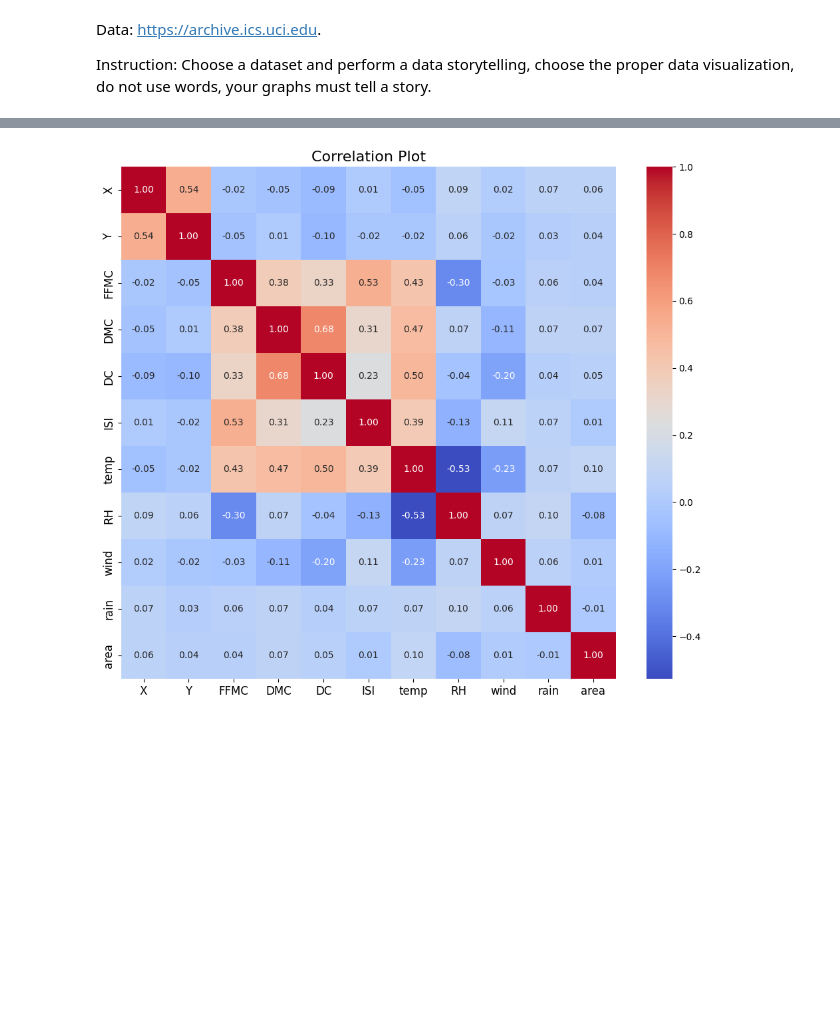
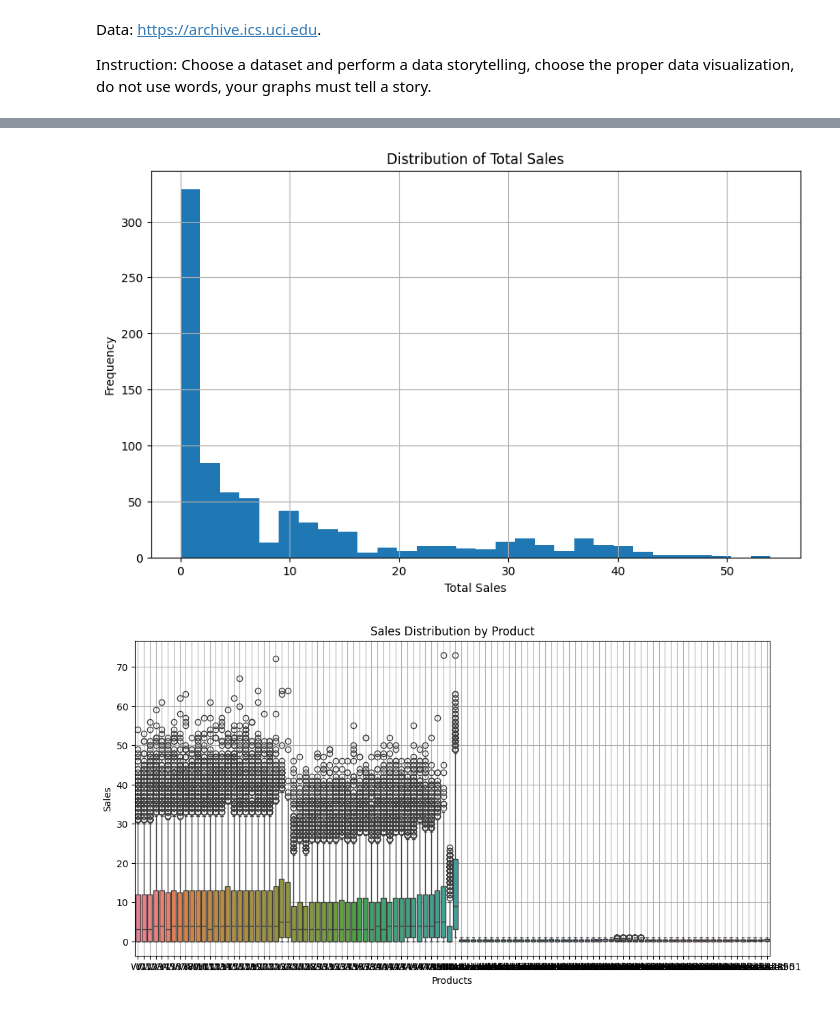
Before and after one commit to Zenolitee/DATA_ANALYTICS, a Jupyter notebook: Assignments/Lecture2.ipynb, the cells around one changed output, grey strips where cells are left out. Saved outputs shown, nothing was run; the diff lists cells and outputs as text; code cells hidden in the pictures; blank space fills up the shorter version.

```diff
--- a/Assignments/Lecture2.ipynb
+++ b/Assignments/Lecture2.ipynb
@@ -5,19 +147,31 @@ Instruction: Choose a dataset and perform a data storytelling, choose the proper
+# %%
+import pandas as pd
+import matplotlib.pyplot as plt
+
+df = pd.read_csv('Sales_Transactions_Dataset_Weekly.csv')
+
+plt.figure(figsize=(10, 6))
+df[df.columns[1]].hist(bins=30)
+plt.xlabel('Total Sales')
+plt.ylabel('Frequency')
+plt.title('Distribution of Total Sales')
+plt.grid(True)
+plt.show()
+# %% [output]
+[figure, added]
 # %%
 import pandas as pd
 import seaborn as sns
 import matplotlib.pyplot as plt
 
-df = pd.read_csv('forestfires.csv')
+df = pd.read_csv('Sales_Transactions_Dataset_Weekly.csv')
 
-numeric_columns = df.select_dtypes(include=['int64', 'float64'])
-
-corr_matrix = numeric_columns.corr()
-
-plt.figure(figsize=(12, 10))
-sns.heatmap(corr_matrix, annot=True, cmap='coolwarm', fmt=".2f", annot_kws={"size": 10})
-plt.title('Correlation Plot', fontsize=16)
-plt.xticks(fontsize=12)
-plt.yticks(fontsize=12)
+plt.figure(figsize=(12, 6))
+sns.boxplot(data=df.iloc[:, 1:])
+plt.xlabel('Products')
+plt.ylabel('Sales')
+plt.title('Sales Distribution by Product')
+plt.grid(True)
 plt.show()
 # %% [output]
-[figure, old version]
+[figure, new version]
```
Also changed, not shown: parts of 9 cells of this notebook, 7 other files.
